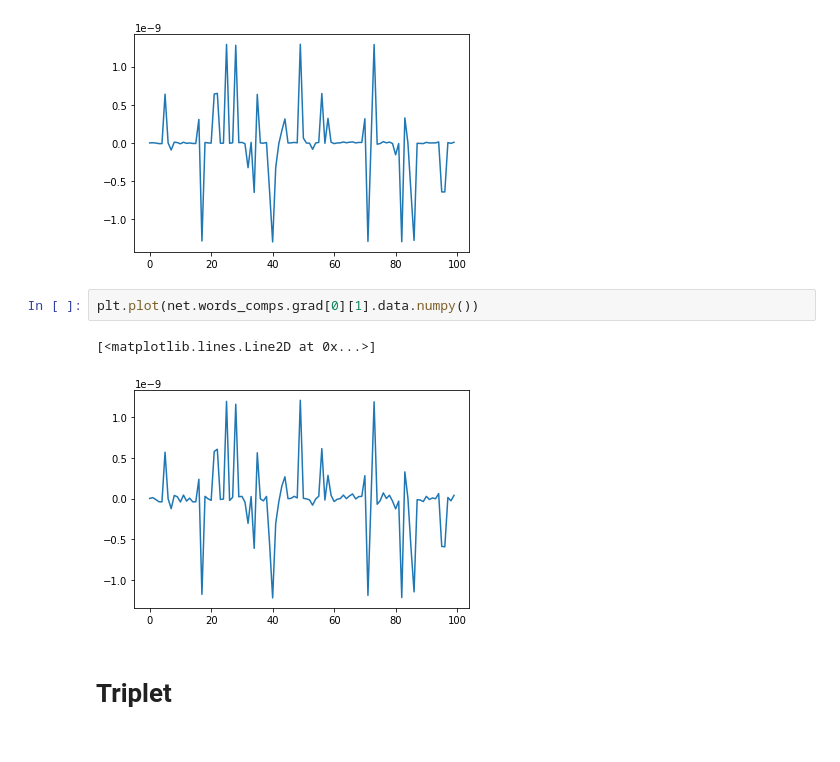
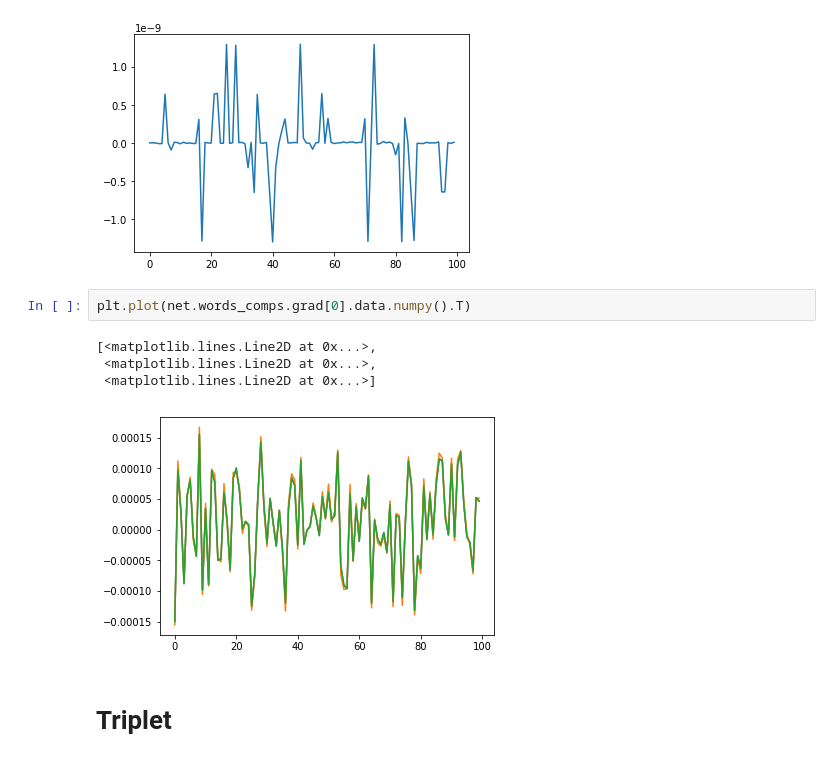
Before and after one commit to fogside/russe_wsi, a Jupyter notebook: notebooks/pyTorchModel_var2.ipynb, the cells around one changed output. Drawn from its saved outputs; the diff is of its cells as text.

```diff
--- a/notebooks/pyTorchModel_var2.ipynb
+++ b/notebooks/pyTorchModel_var2.ipynb
@@ -366,10 +366,12 @@ plt.plot(net.words_comps.grad[0][0].data.numpy())
 [<matplotlib.lines.Line2D at 0x...>]
 [figure]
 # %%
-plt.plot(net.words_comps.grad[0][1].data.numpy())
+plt.plot(net.words_comps.grad[0].data.numpy().T)
 # %% [output]
-[<matplotlib.lines.Line2D at 0x...>]
+[<matplotlib.lines.Line2D at 0x...>,
+ <matplotlib.lines.Line2D at 0x...>,
+ <matplotlib.lines.Line2D at 0x...>]
-[figure, old version]
+[figure, new version]
 # %% [markdown]
 # Triplet
 # %% [markdown]
```
Also changed, not shown: parts of 19 cells of this notebook.
